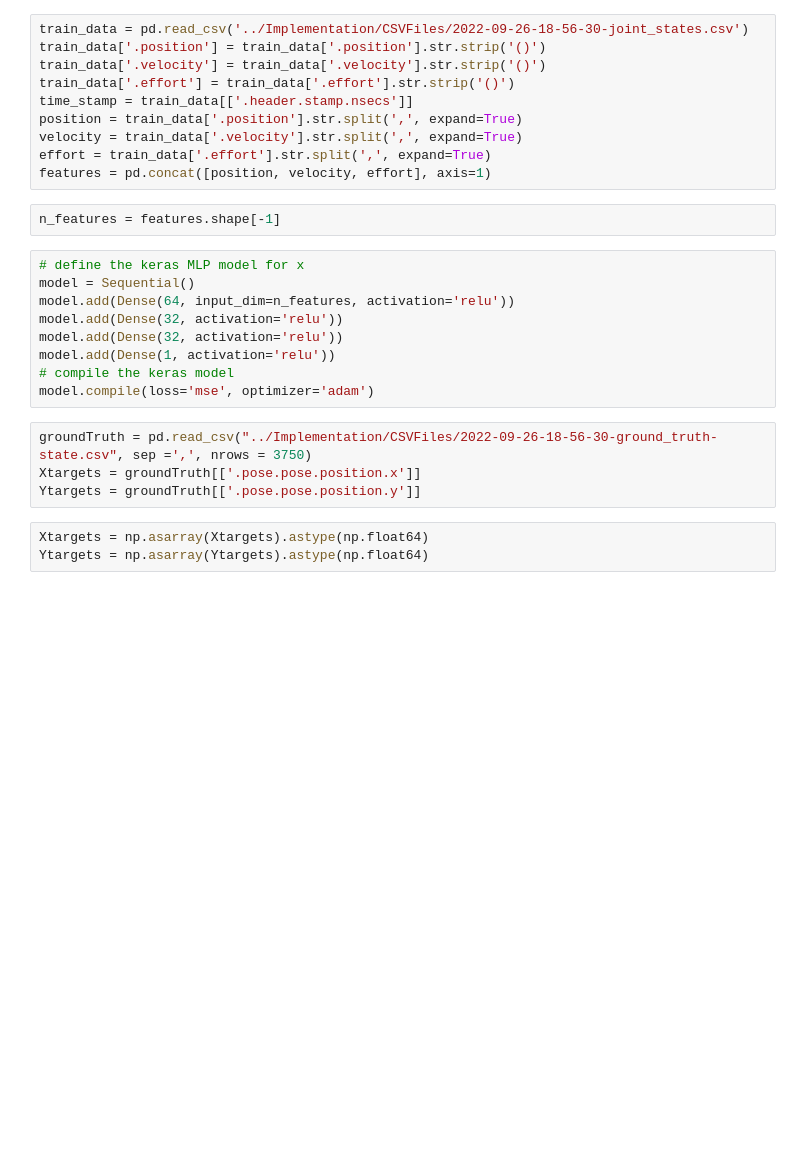
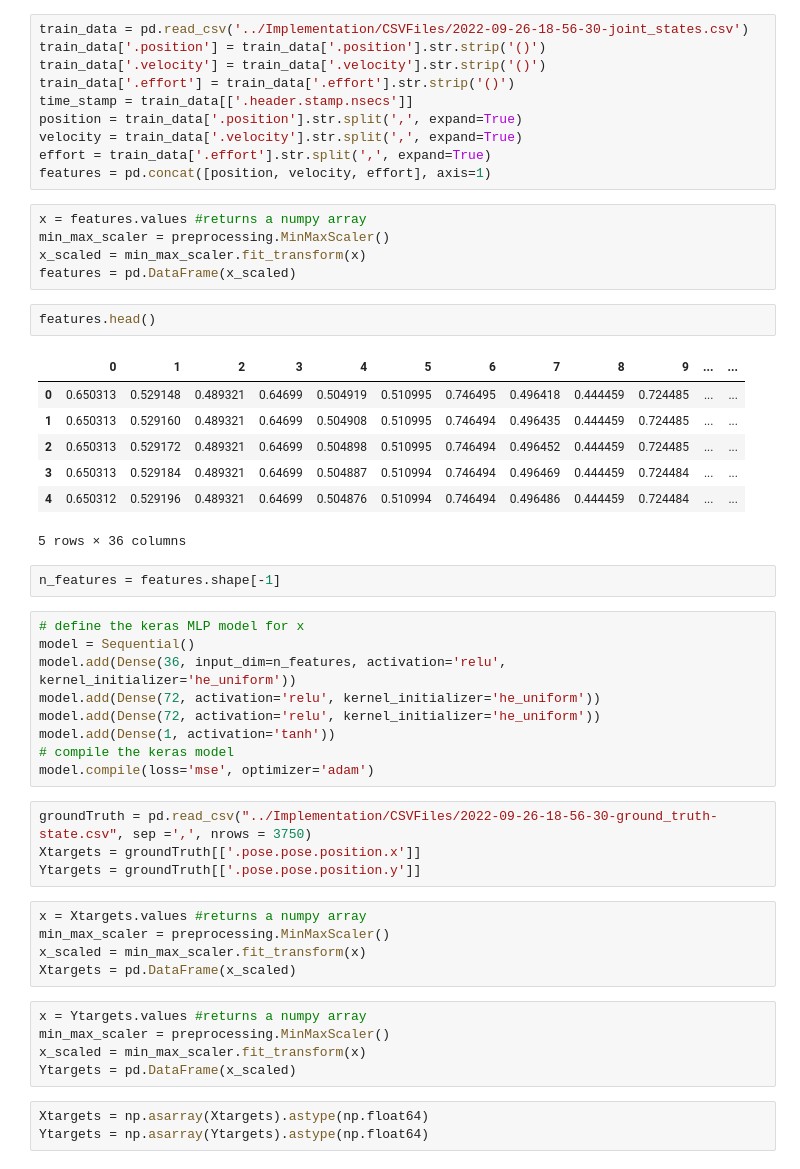
Before and after one commit to x4ahmed/quadrupedal-robot-state-estimation, a Jupyter notebook: Implementation/MLP JointStates.ipynb, the cells around one changed output. Saved outputs shown, nothing was run; the diff lists cells and outputs as text; blank space fills up the shorter version.

```diff
--- a/Implementation/MLP JointStates.ipynb
+++ b/Implementation/MLP JointStates.ipynb
@@ -21,21 +22,46 @@ position = train_data['.position'].str.split(',', expand=True)
 velocity = train_data['.velocity'].str.split(',', expand=True)
 effort = train_data['.effort'].str.split(',', expand=True)
 features = pd.concat([position, velocity, effort], axis=1)
+# %%
+x = features.values #returns a numpy array
+min_max_scaler = preprocessing.MinMaxScaler()
+x_scaled = min_max_scaler.fit_transform(x)
+features = pd.DataFrame(x_scaled)
+# %%
+features.head()
+# %% [output]
+|  | 0 | 1 | 2 | 3 | 4 | 5 | 6 | 7 | 8 | 9 | ... | ... |
+| 0 | 0.650313 | 0.529148 | 0.489321 | 0.64699 | 0.504919 | 0.510995 | 0.746495 | 0.496418 | 0.444459 | 0.724485 | ... | ... |
+| 1 | 0.650313 | 0.529160 | 0.489321 | 0.64699 | 0.504908 | 0.510995 | 0.746494 | 0.496435 | 0.444459 | 0.724485 | ... | ... |
+| 2 | 0.650313 | 0.529172 | 0.489321 | 0.64699 | 0.504898 | 0.510995 | 0.746494 | 0.496452 | 0.444459 | 0.724485 | ... | ... |
+| 3 | 0.650313 | 0.529184 | 0.489321 | 0.64699 | 0.504887 | 0.510994 | 0.746494 | 0.496469 | 0.444459 | 0.724484 | ... | ... |
+| 4 | 0.650312 | 0.529196 | 0.489321 | 0.64699 | 0.504876 | 0.510994 | 0.746494 | 0.496486 | 0.444459 | 0.724484 | ... | ... |
+5 rows × 36 columns
 # %%
 n_features = features.shape[-1]
 # %%
 # define the keras MLP model for x
 model = Sequential()
-model.add(Dense(64, input_dim=n_features, activation='relu'))
-model.add(Dense(32, activation='relu'))
-model.add(Dense(32, activation='relu'))
-model.add(Dense(1, activation='relu'))
+model.add(Dense(36, input_dim=n_features, activation='relu', kernel_initializer='he_uniform'))
+model.add(Dense(72, activation='relu', kernel_initializer='he_uniform'))
+model.add(Dense(72, activation='relu', kernel_initializer='he_uniform'))
+model.add(Dense(1, activation='tanh'))
 # compile the keras model
 model.compile(loss='mse', optimizer='adam')
 # %%
 groundTruth = pd.read_csv("../Implementation/CSVFiles/2022-09-26-18-56-30-ground_truth-state.csv", sep =',', nrows = 3750)
 Xtargets = groundTruth[['.pose.pose.position.x']]
 Ytargets = groundTruth[['.pose.pose.position.y']]
+# %%
+x = Xtargets.values #returns a numpy array
+min_max_scaler = preprocessing.MinMaxScaler()
+x_scaled = min_max_scaler.fit_transform(x)
+Xtargets = pd.DataFrame(x_scaled)
+# %%
+x = Ytargets.values #returns a numpy array
+min_max_scaler = preprocessing.MinMaxScaler()
+x_scaled = min_max_scaler.fit_transform(x)
+Ytargets = pd.DataFrame(x_scaled)
 # %%
 Xtargets = np.asarray(Xtargets).astype(np.float64)
 Ytargets = np.asarray(Ytargets).astype(np.float64)
```
Also changed, not shown: parts of 9 cells of this notebook.
